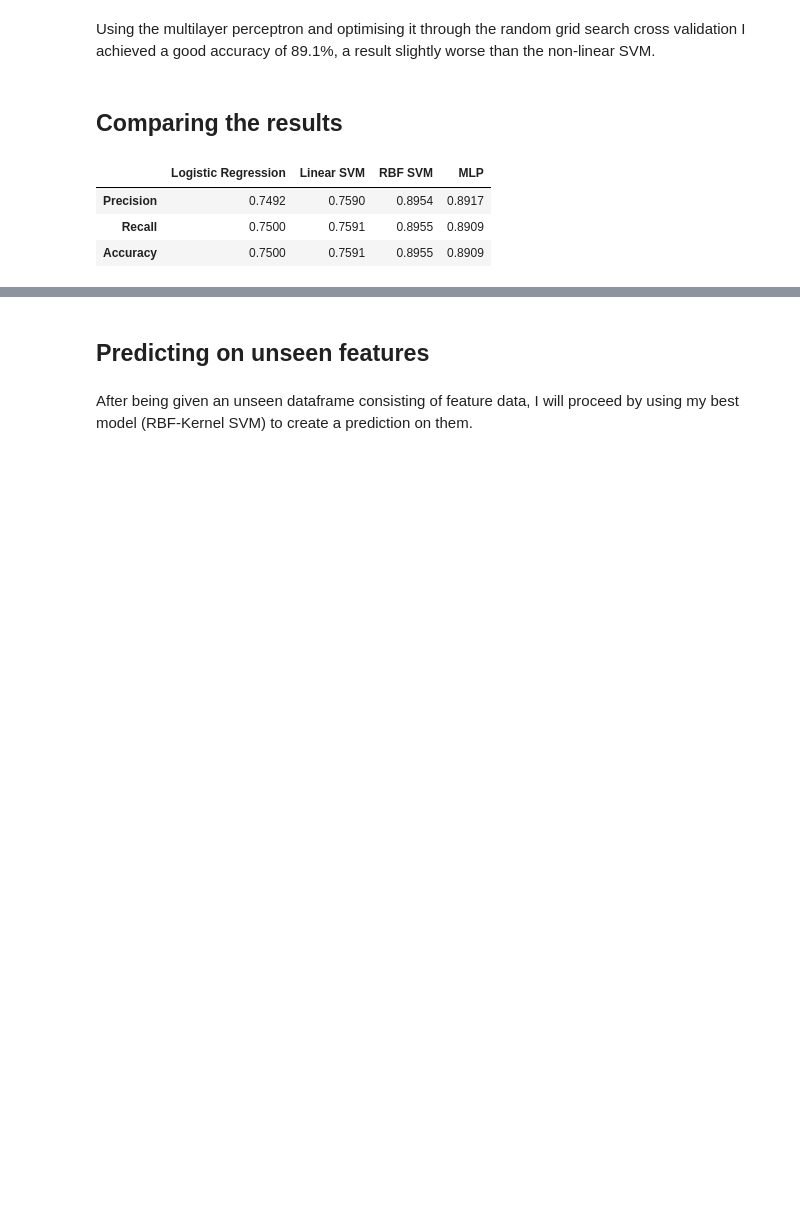
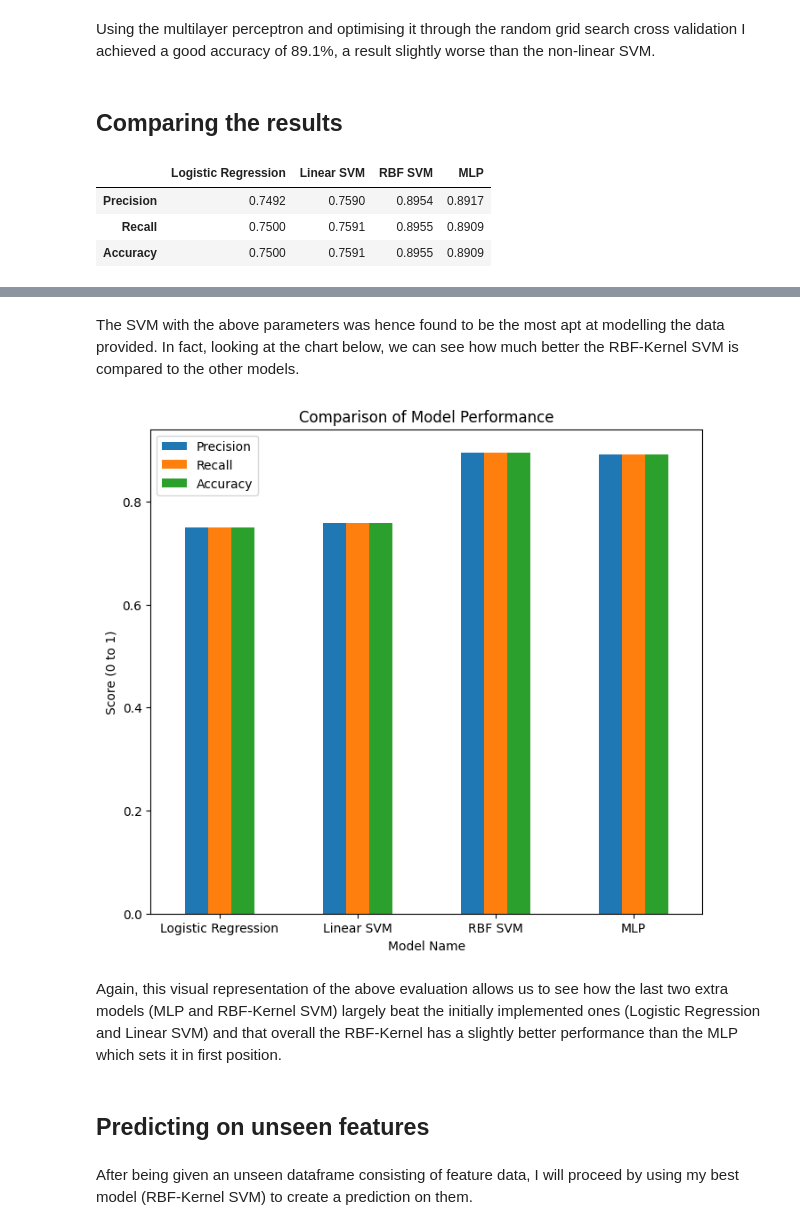
Before and after one commit to andreafabbricatore/ml_individual_project, a Jupyter notebook: project.ipynb, the cells around one changed output, grey strips where cells are left out. Saved outputs shown, nothing was run; the diff lists cells and outputs as text; code cells hidden in the pictures; blank space fills up the shorter version.

```diff
--- a/project.ipynb
+++ b/project.ipynb
@@ -645,6 +654,15 @@ def model_scoring(model, norm):
     precision = precision_score(y2, pred, average='weighted')
     recall = recall_score(y2, pred, average='weighted')
     return [round(precision,4), round(recall,4), round(accuracy,4)]
+
+def models_barchart(results):
+    ax = results.T.plot(kind="bar")
+    ax.set_title("Comparison of Model Performance");
+    ax.set_xlabel("Model Name")
+    ax.set_ylabel("Score (0 to 1)")
+    fig = ax.get_figure()
+    fig.set_size_inches(8,8)
+    fig.autofmt_xdate(rotation=0, ha='center')
 # %%
 results = pd.DataFrame.from_dict({
     'Logistic Regression': model_scoring(optimised_lr, True),
@@ -665,3 +701,11 @@ The table above highlights quite neatly the results achieved in the exploration
+# %% [markdown]
+The SVM with the above parameters was hence found to be the most apt at modelling the data provided. In fact, looking at the chart below, we can see how much better the RBF-Kernel SVM is compared to the other models.
+# %%
+models_barchart(results)
+# %% [output]
+[figure, added]
+# %% [markdown]
+Again, this visual representation of the above evaluation allows us to see how the last two extra models (MLP and RBF-Kernel SVM) largely beat the initially implemented ones (Logistic Regression and Linear SVM) and that overall the RBF-Kernel has a slightly better performance than the MLP which sets it in first position.
 # %% [markdown]
 ## Predicting on unseen features
 # %% [markdown]
```
Also changed, not shown: parts of 10 cells of this notebook.
